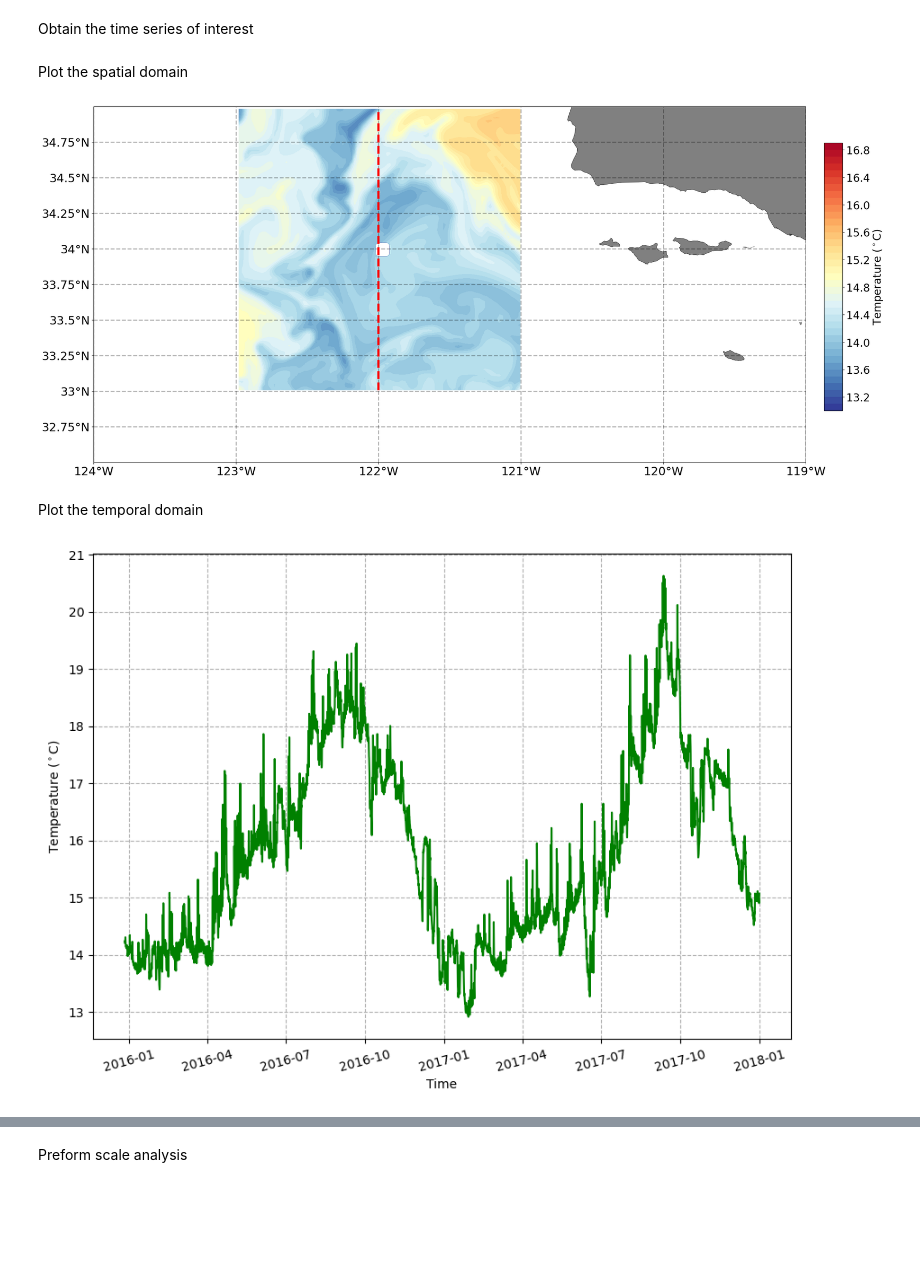
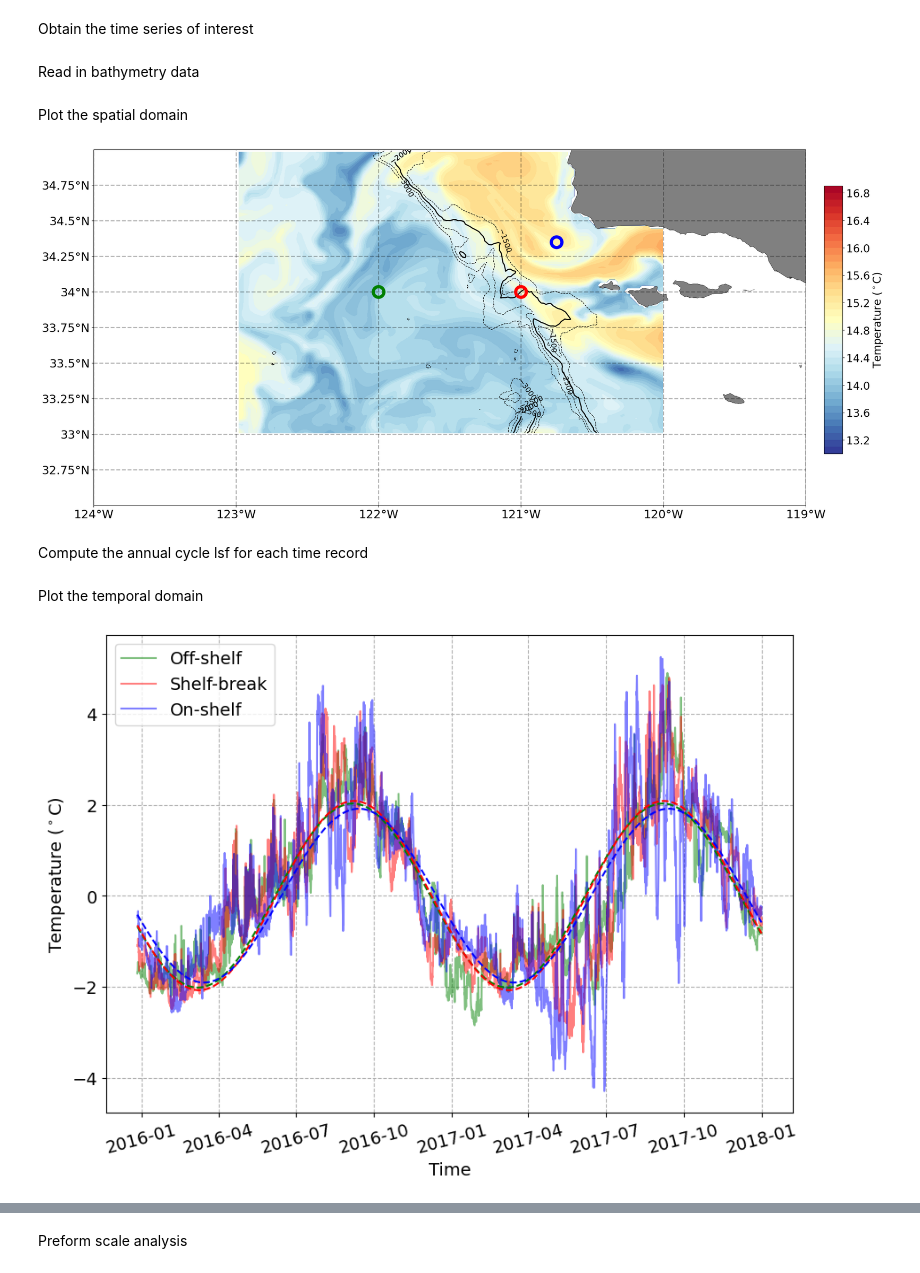
Before and after one commit to lcolosi/AirSeaCoupling, a Jupyter notebook: src/mitgcm/mitgcm_time_scale_analysis.ipynb, the cells around one changed output, grey strips where cells are left out. Cells and saved outputs as stored; diff of their text form; code cells hidden in the pictures; blank space fills up the shorter version.

```diff
--- a/src/mitgcm/mitgcm_time_scale_analysis.ipynb
+++ b/src/mitgcm/mitgcm_time_scale_analysis.ipynb
@@ -52,7 +68,7 @@ Load mitgcm data netcdf files
 # %%
 #--- MITgcm Data ---#
 if option_var == 'temp':
-    filename = PATH + "THETA_CCS4_hrly_ts.nc"
+    filename = PATH + "THETA_CCS4_hrly_ts_ext.nc"
 elif option_var == 'sal':
     filename = PATH + "SALT_CCS4_hrly_ts.nc"
 elif option_var == 'density':
@@ -86,0 +125,2 @@ data_ts = data[:,idx_lon,idx_lat]
+# %% [markdown]
+Read in bathymetry data
@@ -126,6 +189,13 @@ mesh = axes.contourf(
     shading="auto"
 )
 
+# Plot depth contour lines
+levels_bath = np.arange(-3000,-1000,500)
+contour1 = axes.contour(lon_grid, lat_grid, bathy_grid,levels=levels_bath, colors='black', linewidths=1, linestyles='dashed')
+contour2 = axes.contour(lon_grid, lat_grid, bathy_grid,levels=[-2000], colors='black', linewidths=2, linestyles='solid')
+plt.clabel(contour1, fontsize=14)
+plt.clabel(contour2, fontsize=14)
+
 # Set grid ticks
 cart.set_grid_ticks(
     axes,
@@ -154,29 +224,71 @@ cart.set_cbar(
     task="regular",
 )
 
-# Plot the
-axes.plot(lon_point*np.ones((96,)), lat, transform=ccrs.PlateCarree(),
+# Plot the off, on, and transition region
+axes.plot(lon_point_off, lat_point_off, transform=ccrs.PlateCarree(), marker='o',
+          color='green', markersize=20, markerfacecolor='none',
+          markeredgecolor='green', markeredgewidth=6)
+axes.plot(lon_point_trans, lat_point_trans, transform=ccrs.PlateCarree(), marker='o',
           color='red', markersize=20, markerfacecolor='none',
           markeredgecolor='red', markeredgewidth=6)
+axes.plot(lon_point_on, lat_point_on, transform=ccrs.PlateCarree(), marker='o',
+          color='blue', markersize=20, markerfacecolor='none',
+          markeredgecolor='blue', markeredgewidth=6)
 
 # Show the plot
 plt.show()
+
+# Save figure
+fig.savefig(fname = PATH_figs + 'Temperature_spatial_map_ts', bbox_inches = 'tight', dpi=300)
 # %% [output]
-[figure, old version]
+[figure, new version]
+# %% [markdown]
+Compute the annual cycle lsf for each time record
+# %%
+# Set the lsf parameters
+w_annual = (2*np.pi)/31557600      # Raidan Frequency. Units: rad/hr
+
+# Convert to seconds since start time
+t0 = time_dt[0]
+time_elapsed = np.array([(t - t0).total_seconds() for t in time_dt])
+
+# Compute the lsf
+data_off_annual, _, _, _ = unweighted_lsf(
+        data_ts_off, time_elapsed, parameters = 1, freqs = np.array([w_annual]), sigma = None
+    )
+data_trans_annual, _, _, _ = unweighted_lsf(
+        data_ts_trans, time_elapsed, parameters = 1, freqs = np.array([w_annual]), sigma = None
+    )
+data_on_annual, _, _, _ = unweighted_lsf(
+        data_ts_on, time_elapsed, parameters = 1, freqs = np.array([w_annual]), sigma = None
+    )
 # %% [markdown]
 Plot the temporal domain
 # %%
+# Set the fontsize
+plt.rcParams.update({'font.size': 14})
+
 # Create figure
 fig, axes = plt.subplots(1,1, figsize=(10, 7))
 
 # Plot the time series of temperature
-plt.plot(time_dt,data_ts,color='g',linestyle='-')
+plt.plot(time_dt,data_ts_off,color='g',linestyle='-', alpha=0.5,label='Off-shelf')
+plt.plot(time_dt,data_ts_trans,color='r',linestyle='-', alpha=0.5,label='Shelf-break')
+plt.plot(time_dt,data_ts_on,color='b',linestyle='-', alpha=0.5,label='On-shelf')
+
+plt.plot(time_dt,data_off_annual,color='green',linestyle='--')
+plt.plot(time_dt,data_trans_annual,color='red',linestyle='--')
+plt.plot(time_dt,data_on_annual,color='blue',linestyle='--')
 
 # Set the figure attributes
 plt.xlabel('Time')
 plt.ylabel(label)
 plt.xticks(rotation=15)
 plt.grid(True, linestyle='--')
+plt.legend()
 plt.show()
+
+# Save figure
+fig.savefig(fname = PATH_figs + 'Temperature_' + estimator, bbox_inches = 'tight', dpi=300)
 # %% [output]
-[figure, old version]
+[figure, new version]
```
Also changed, not shown: parts of 13 cells of this notebook, 18 other files.
